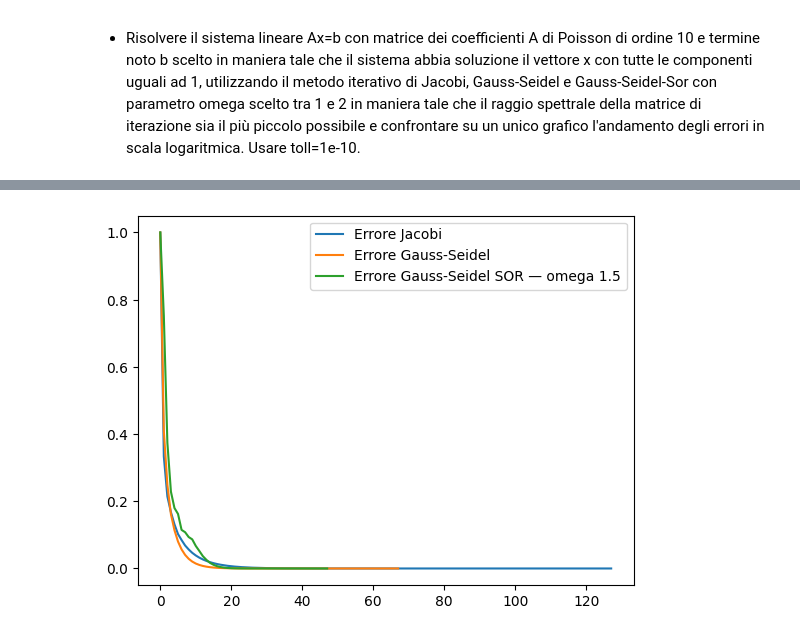
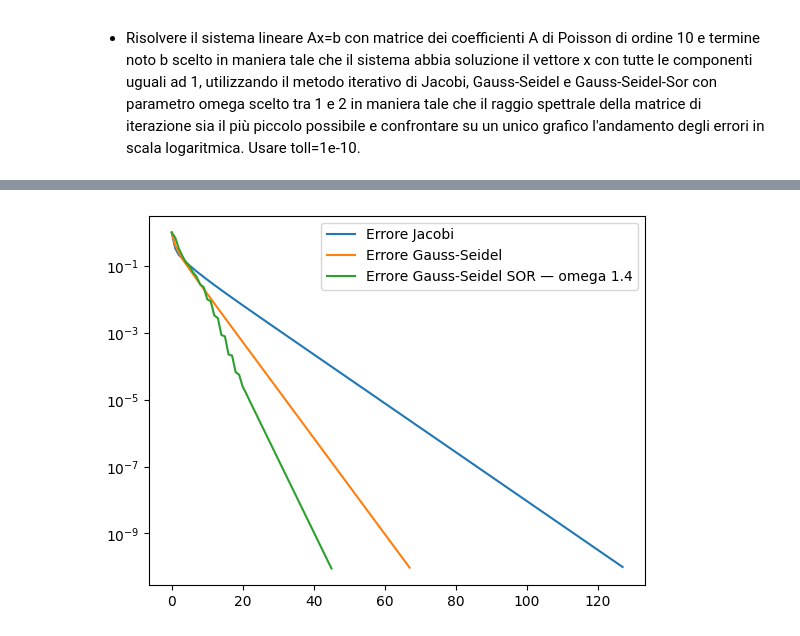
Before and after one commit to delpiter/Numerical_Methods_for_AI, a Jupyter notebook: lab9/Esercitazione15_Aprile_2025_fraud.ipynb, the cells around one changed output, grey strips where cells are left out. Drawn from its saved outputs; the diff is of its cells as text; code cells hidden in the pictures.

```diff
--- a/lab9/Esercitazione15_Aprile_2025_fraud.ipynb
+++ b/lab9/Esercitazione15_Aprile_2025_fraud.ipynb
@@ -382,13 +382,13 @@ A = creaPoisson(n)
 b = np.sum(A, axis=1)
 x0 = np.zeros(A.shape[0])
 toll = 1e-10
-omega = 1.5
+omega = 1.4
 
 jac_res = jacobi(A, b, x0, toll, 1_000)
 gs_res = gauss_seidel(A, b, x0, toll, 1_000)
 gs_sor_res = gauss_seidel_sor(A, b, x0, omega, toll, 1_000)
 
-plt.plot(
+plt.semilogy(
     range(len(jac_res[1])), jac_res[1],
     range(len(gs_res[1])), gs_res[1],
     range(len(gs_sor_res[1])), gs_sor_res[1]
@@ -408,2 +408,2 @@ Raggio spettrale di T: (0.7185579379397851+0j)
 Norma ad infinito di T: 0.9166259765625
-[figure, old version]
+[figure, new version]
```
Also changed, not shown: parts of 5 cells of this notebook, 5 other files.
